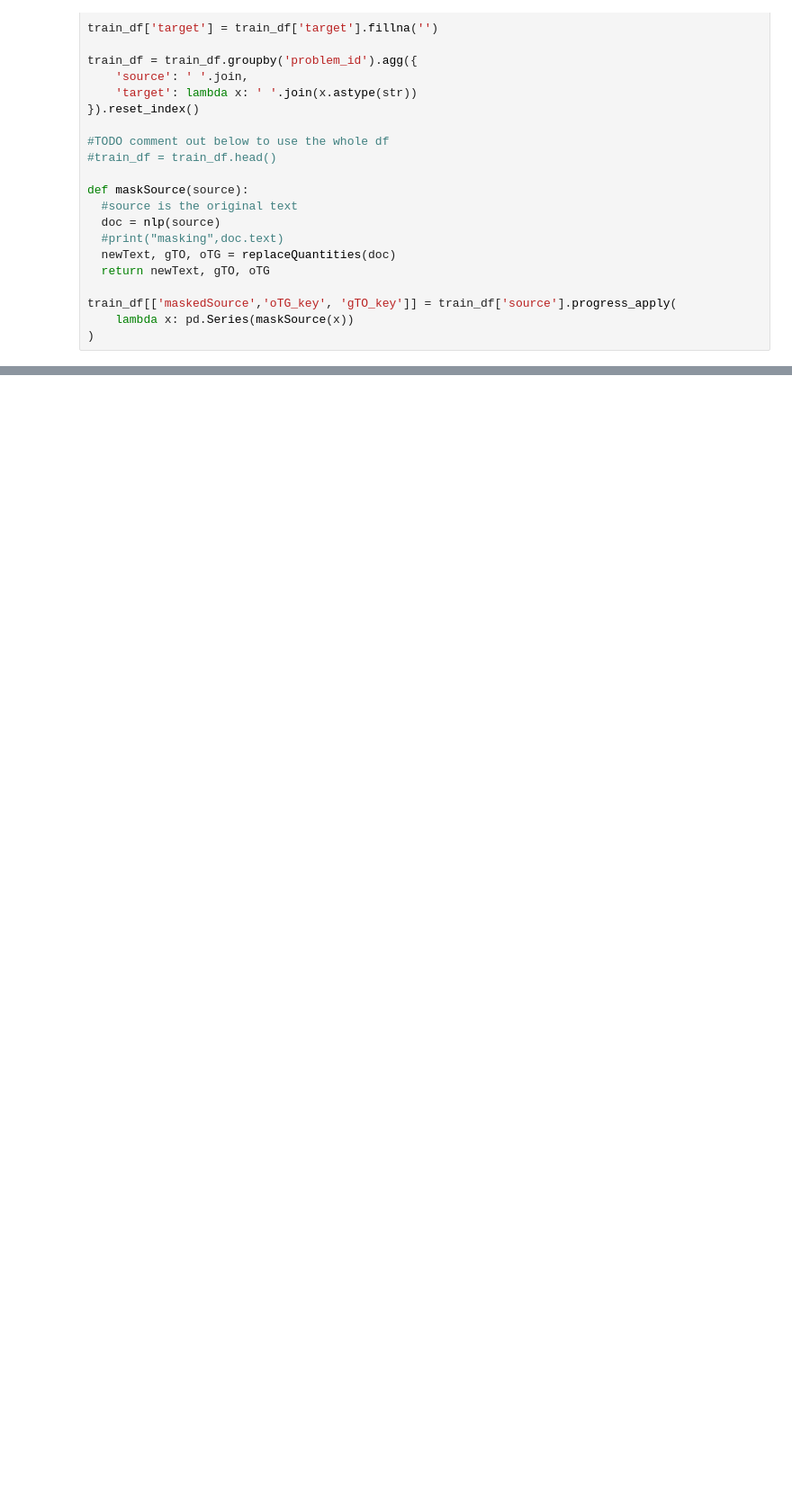
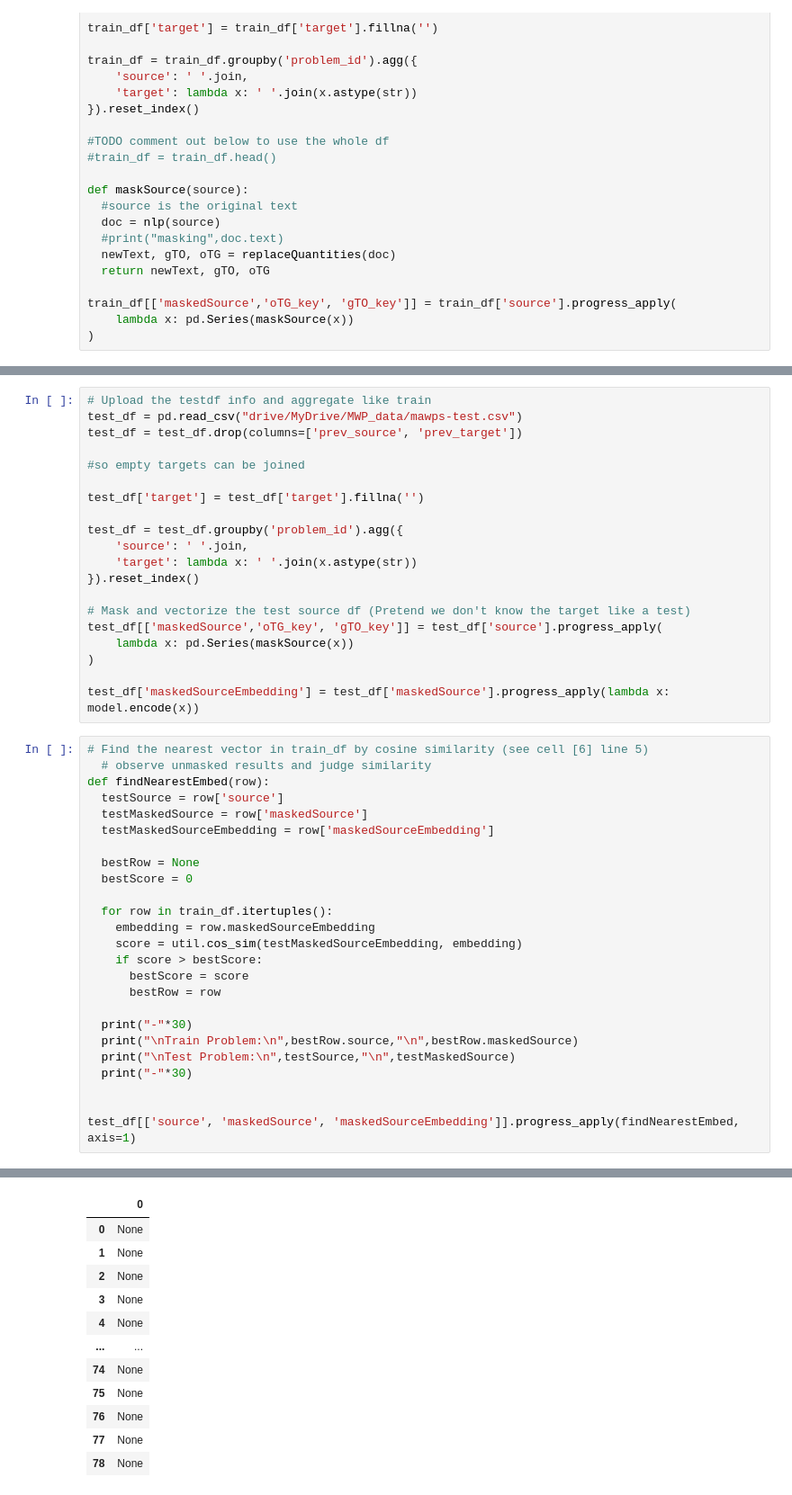
Before and after one commit to ajtoussaint/MWP_CBR_SP26, a Jupyter notebook: MWP_corefResolution.ipynb, the cells around one changed output, grey strips where cells are left out. Shown at 90% size. Cells and saved outputs as stored; diff of their text form; blank space fills up the shorter version.

Commit message:
Similarity based retrieval of cases

```diff
--- a/MWP_corefResolution.ipynb
+++ b/MWP_corefResolution.ipynb
@@ -501,0 +615,46 @@ train_df
+# %%
+# Upload the testdf info and aggregate like train
+test_df = pd.read_csv("drive/MyDrive/MWP_data/mawps-test.csv")
+test_df = test_df.drop(columns=['prev_source', 'prev_target'])
+
+#so empty targets can be joined
+
+test_df['target'] = test_df['target'].fillna('')
+
+test_df = test_df.groupby('problem_id').agg({
+    'source': ' '.join,
+    'target': lambda x: ' '.join(x.astype(str))
+}).reset_index()
+
+# Mask and vectorize the test source df (Pretend we don't know the target like a test)
+test_df[['maskedSource','oTG_key', 'gTO_key']] = test_df['source'].progress_apply(
+    lambda x: pd.Series(maskSource(x))
+)
+
+test_df['maskedSourceEmbedding'] = test_df['maskedSource'].progress_apply(lambda x: model.encode(x))
+# %%
+# Find the nearest vector in train_df by cosine similarity (see cell [6] line 5)
+  # observe unmasked results and judge similarity
+def findNearestEmbed(row):
+  testSource = row['source']
+  testMaskedSource = row['maskedSource']
+  testMaskedSourceEmbedding = row['maskedSourceEmbedding']
+
+  bestRow = None
+  bestScore = 0
+
+  for row in train_df.itertuples():
+    embedding = row.maskedSourceEmbedding
+    score = util.cos_sim(testMaskedSourceEmbedding, embedding)
+    if score > bestScore:
+      bestScore = score
+      bestRow = row
+
+  print("-"*30)
+  print("\nTrain Problem:\n",bestRow.source,"\n",bestRow.maskedSource)
+  print("\nTest Problem:\n",testSource,"\n",testMaskedSource)
+  print("-"*30)
+
+
+test_df[['source', 'maskedSource', 'maskedSourceEmbedding']].progress_apply(findNearestEmbed, axis=1)
+# %% [output]
@@ -501,0 +678,12 @@ train_df
+|  | 0 |
+| 0 | None |
+| 1 | None |
+| 2 | None |
+| 3 | None |
+| 4 | None |
+| ... | ... |
+| 74 | None |
+| 75 | None |
+| 76 | None |
+| 77 | None |
+| 78 | None |
```
Also changed, not shown: parts of 6 cells of this notebook.
